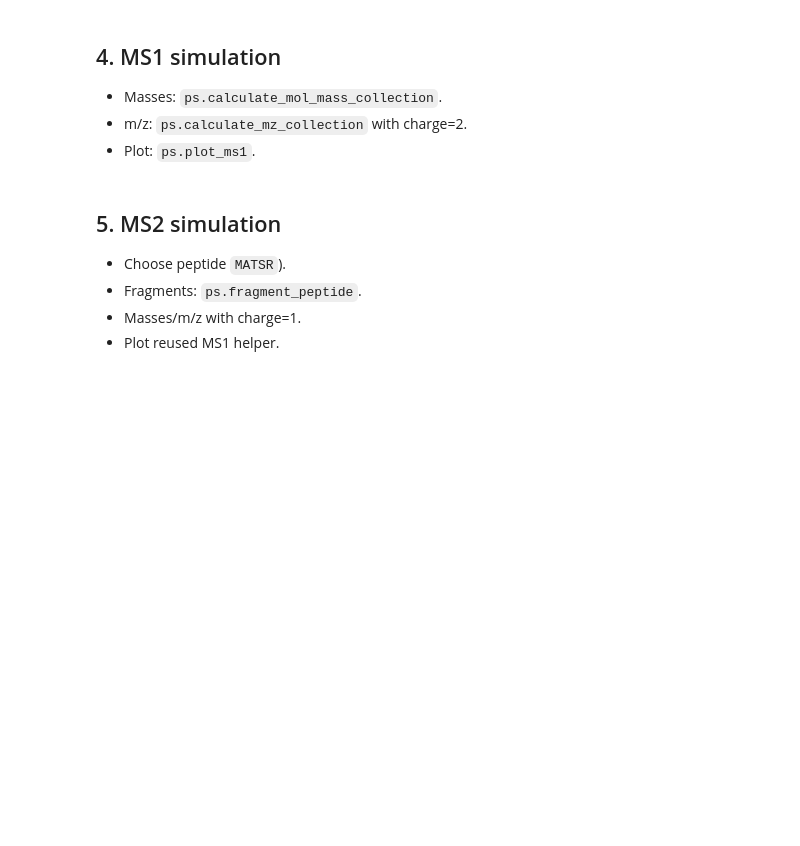
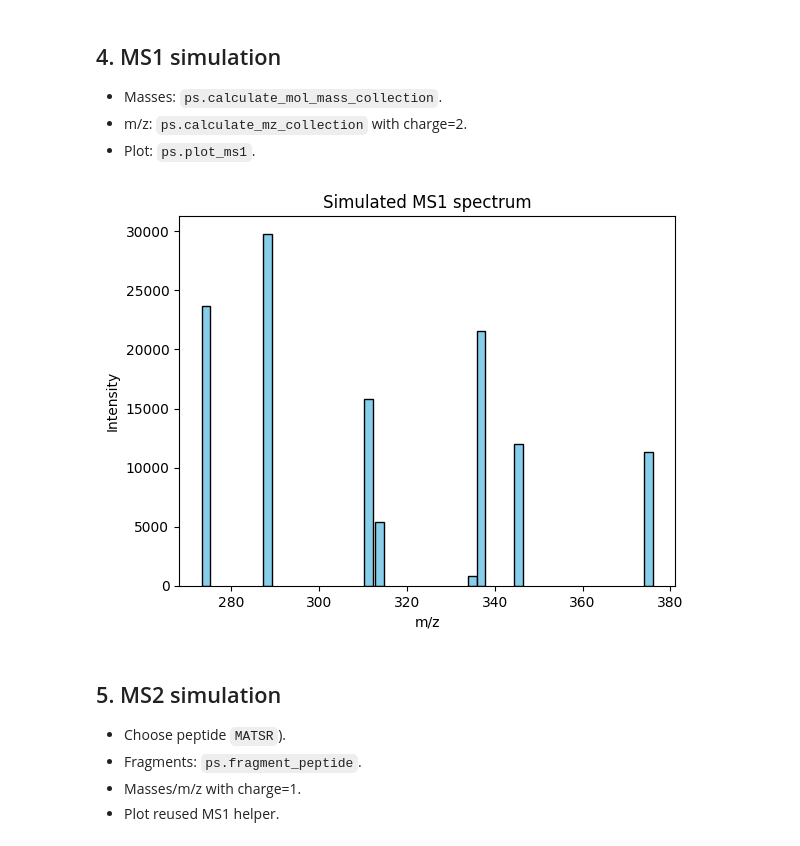
Before and after one commit to mirjambiollaz/proteosim, a Jupyter notebook: ms_experiment_final.ipynb, the cells around one changed output. Drawn from its saved outputs; the diff is of its cells as text; code cells hidden in the pictures; blank space fills up the shorter version.

```diff
--- a/ms_experiment_final.ipynb
+++ b/ms_experiment_final.ipynb
@@ -92,9 +93,11 @@ select_peps = select_peps = ps.select_retention_time_window(
 - m/z: `ps.calculate_mz_collection` with charge=2.
 - Plot: `ps.plot_ms1`.
 # %%
-mass_map_ms1 = ...
-mz1_map = ...
-ps.plot_ms1(mz1_map.values(), random_count_range=(0, 30000), seed=42)
+mass_map_ms1 = ps.calculate_mol_mass_collection(select_peps, ps.amino_acid_mass_dalton)
+mz1_map = ps.calculate_mz_collection(mass_map_ms1)
+ps.plot_spectrum(mz1_map.values(), random_count_range=(0, 30000), seed=42,title="Simulated MS1 spectrum")
+# %% [output]
+[figure, added]
 # %% [markdown]
 ## 5. MS2 simulation
 - Choose peptide `MATSR`).
```
Also changed, not shown: parts of 2 cells of this notebook, 5 other files.
